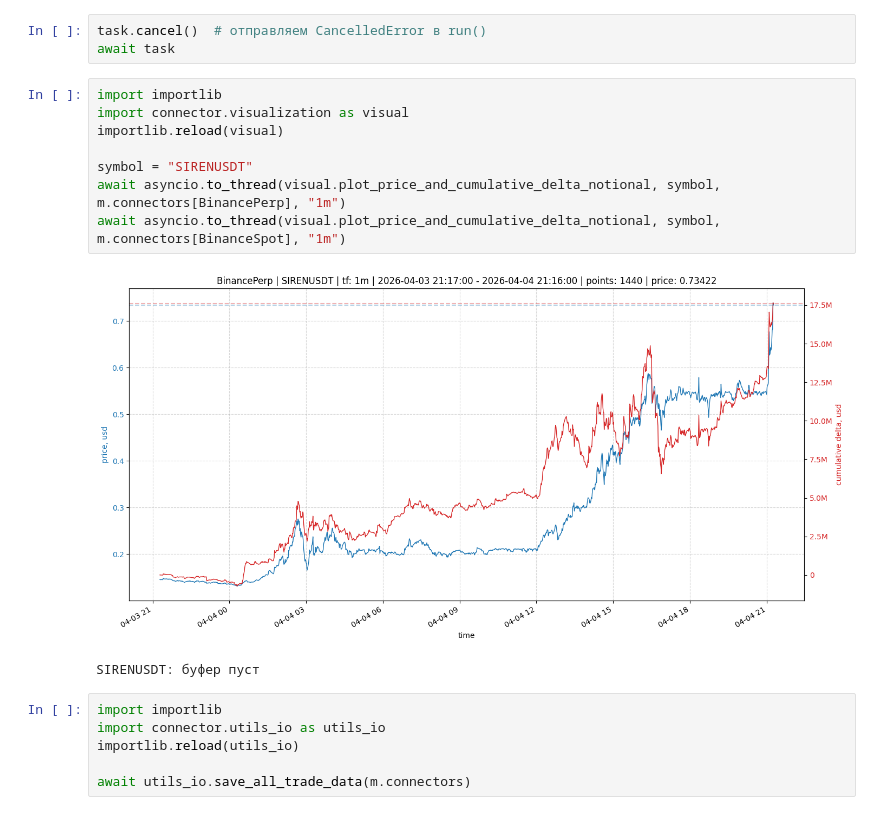
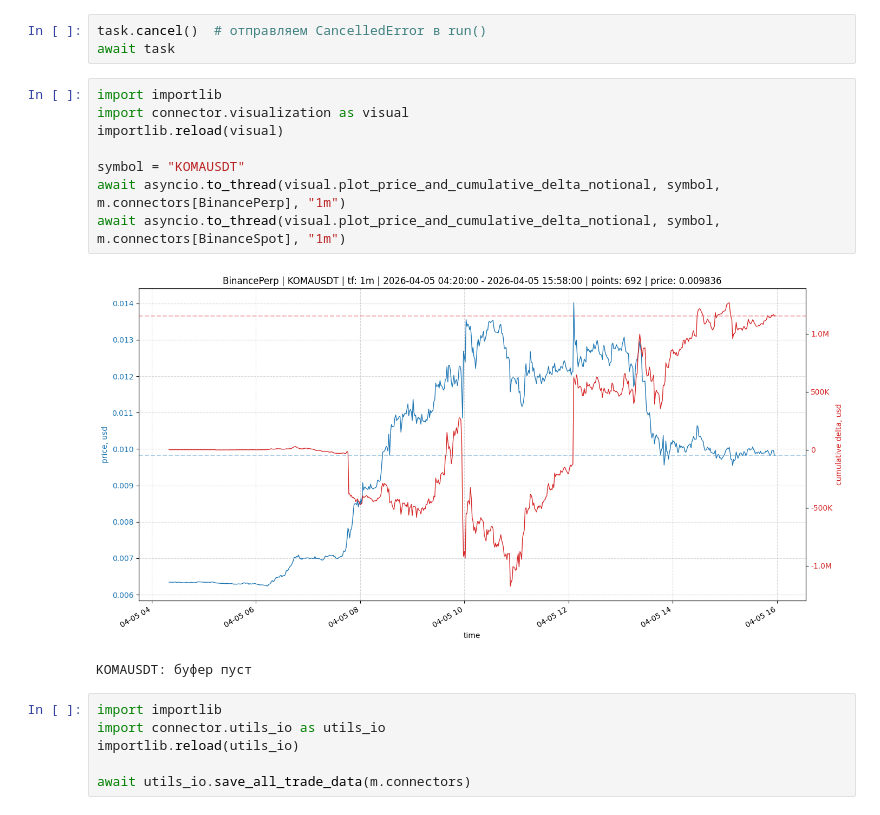
Before and after one commit to stockoperator/monitor, a Jupyter notebook: src/monitor.ipynb, the cells around one changed output. Drawn from its saved outputs; the diff is of its cells as text.

```diff
--- a/src/monitor.ipynb
+++ b/src/monitor.ipynb
@@ -22,14 +22,14 @@ await task
 # %%
 import importlib
 import connector.visualization as visual
 importlib.reload(visual)
 
-symbol = "SIRENUSDT"
+symbol = "KOMAUSDT"
 await asyncio.to_thread(visual.plot_price_and_cumulative_delta_notional, symbol, m.connectors[BinancePerp], "1m")
 await asyncio.to_thread(visual.plot_price_and_cumulative_delta_notional, symbol, m.connectors[BinanceSpot], "1m")
 # %% [output]
-[figure, old version]
+[figure, new version]
-SIRENUSDT: буфер пуст
+KOMAUSDT: буфер пуст
 # %%
 import importlib
 import connector.utils_io as utils_io
```
Also changed, not shown: parts of 5 cells of this notebook, 3 other files.
